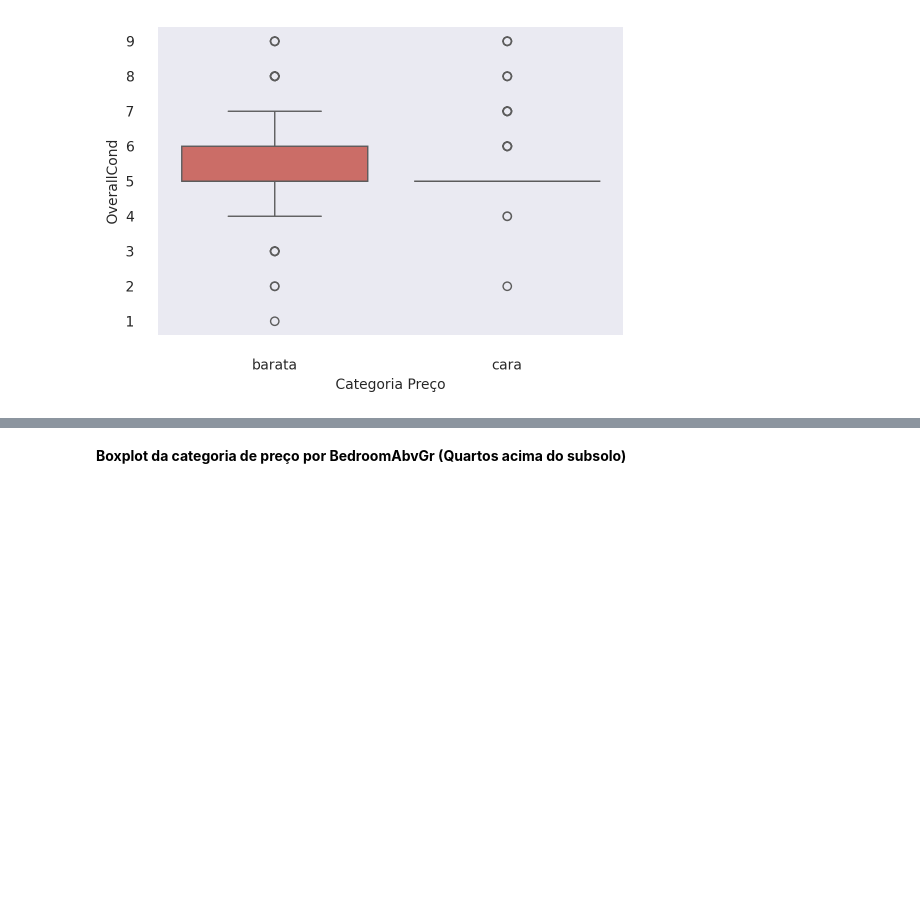
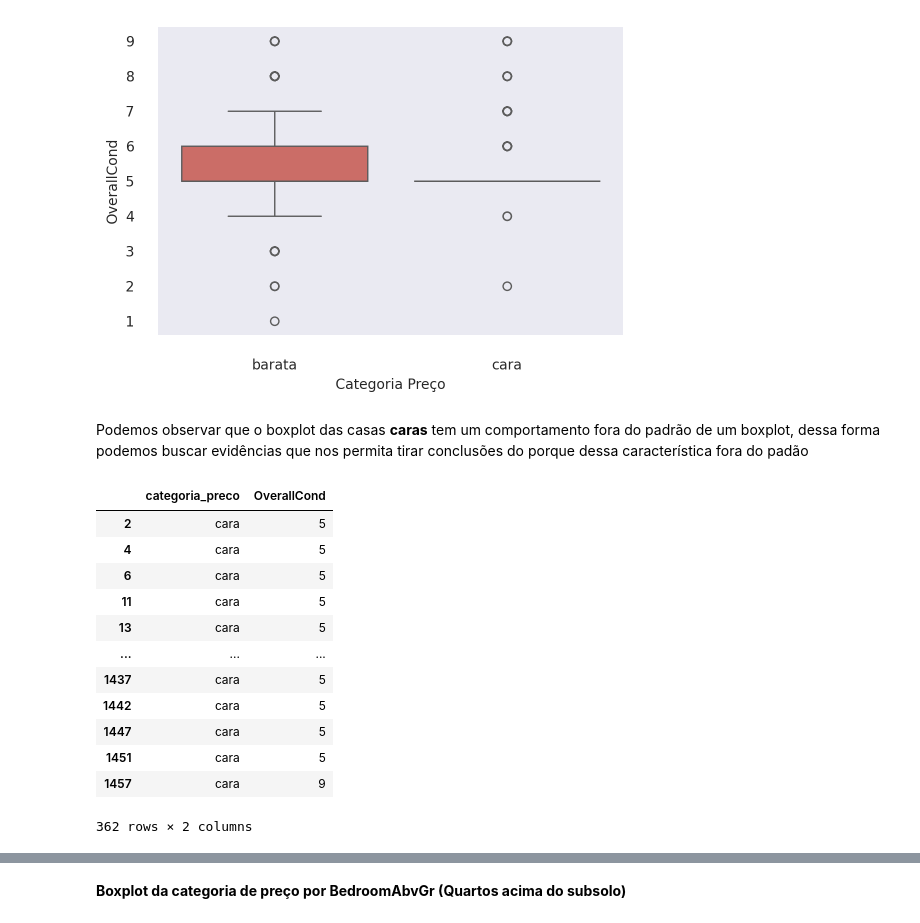
Before and after one commit to Oseiasdfarias/estatistica_do_basico_ao_avancado_EBA, a Jupyter notebook: estatistica_descritiva_house_pricing.ipynb, the cells around one changed output, grey strips where cells are left out. Cells and saved outputs as stored; diff of their text form; code cells hidden in the pictures; blank space fills up the shorter version.

Commit message:
add: Iniciando novo notebook análise descritiva house pricing

```diff
--- a/estatistica_descritiva_house_pricing.ipynb
+++ b/estatistica_descritiva_house_pricing.ipynb
@@ -338,3 +338,24 @@ boxplot_preco("OverallCond")
 Média: 5.0
 Mediana: 5.0
 [figure]
+# %% [markdown]
+Podemos observar que o boxplot das casas **caras** tem um comportamento fora do padrão de um boxplot, dessa forma podemos buscar evidências que nos permita tirar conclusões do porque dessa característica fora do padão
+# %%
+(df_house_pricing
+ [df_house_pricing
+  .categoria_preco == "cara"]
+  [['categoria_preco', 'OverallCond']])
+# %% [output]
+|  | categoria_preco | OverallCond |
+| 2 | cara | 5 |
+| 4 | cara | 5 |
+| 6 | cara | 5 |
+| 11 | cara | 5 |
+| 13 | cara | 5 |
+| ... | ... | ... |
+| 1437 | cara | 5 |
+| 1442 | cara | 5 |
+| 1447 | cara | 5 |
+| 1451 | cara | 5 |
+| 1457 | cara | 9 |
+362 rows × 2 columns
```
Also changed, not shown: parts of 2 cells of this notebook.
